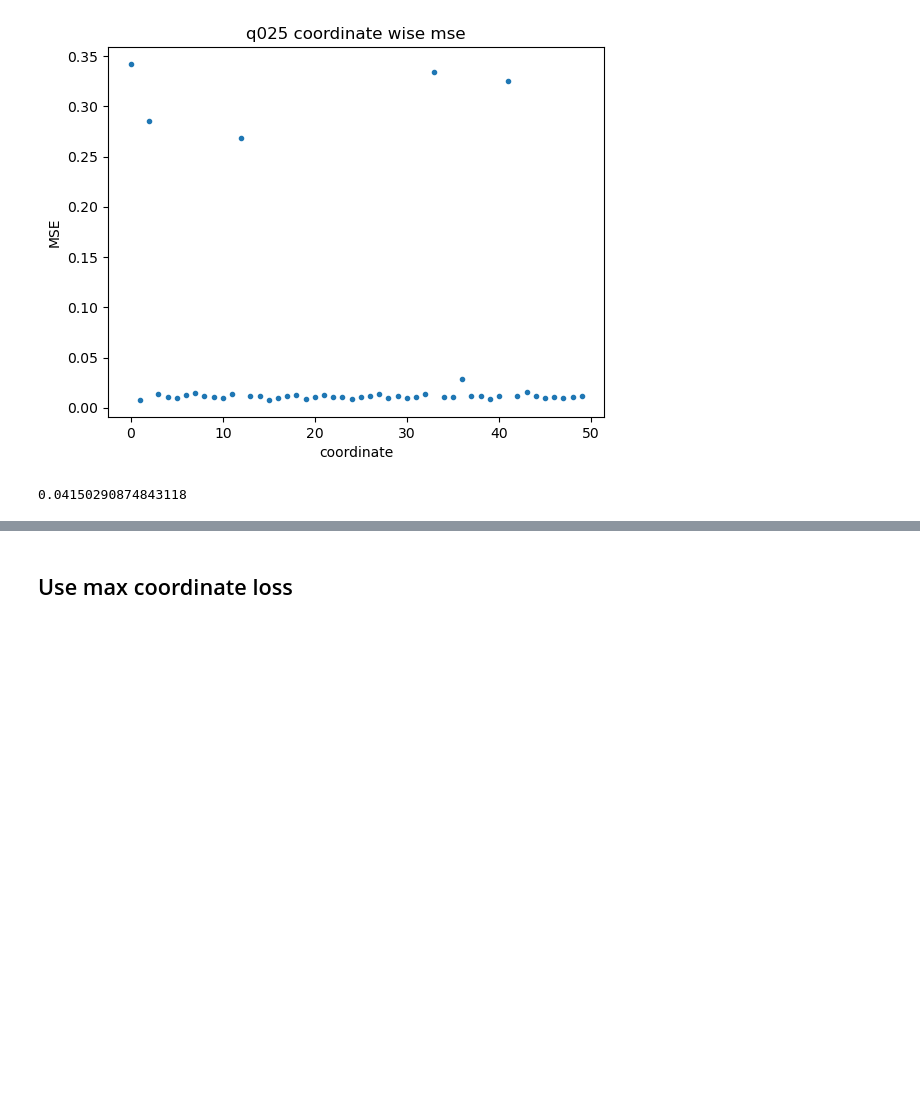
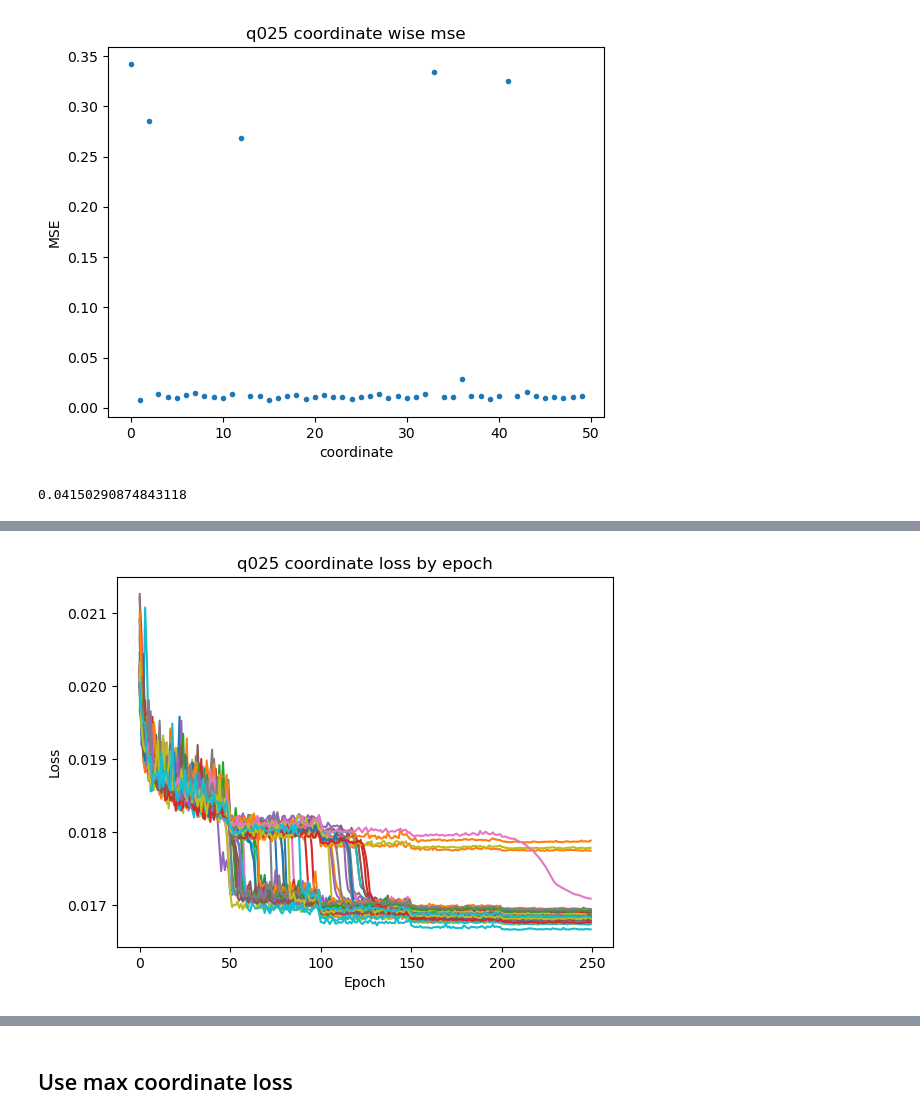
Before and after one commit to glory-99/simulation-based-inference, a Jupyter notebook: dynamic.ipynb, the cells around one changed output, grey strips where cells are left out. Drawn from its saved outputs; the diff is of its cells as text; code cells hidden in the pictures; blank space fills up the shorter version.

```diff
--- a/dynamic.ipynb
+++ b/dynamic.ipynb
@@ -780,0 +814,10 @@ np.mean(mse_q025)
+# %%
+q025_loss_list = np.array(coordinate_loss_q025)
+for i in range(50):
+    plt.plot(q025_loss_list[:,i])
+plt.xlabel('Epoch')
+plt.ylabel('Loss')
+plt.title('q025 coordinate loss by epoch')
+plt.show()
+# %% [output]
+[figure, added]
```
Also changed, not shown: parts of 4 cells of this notebook.
